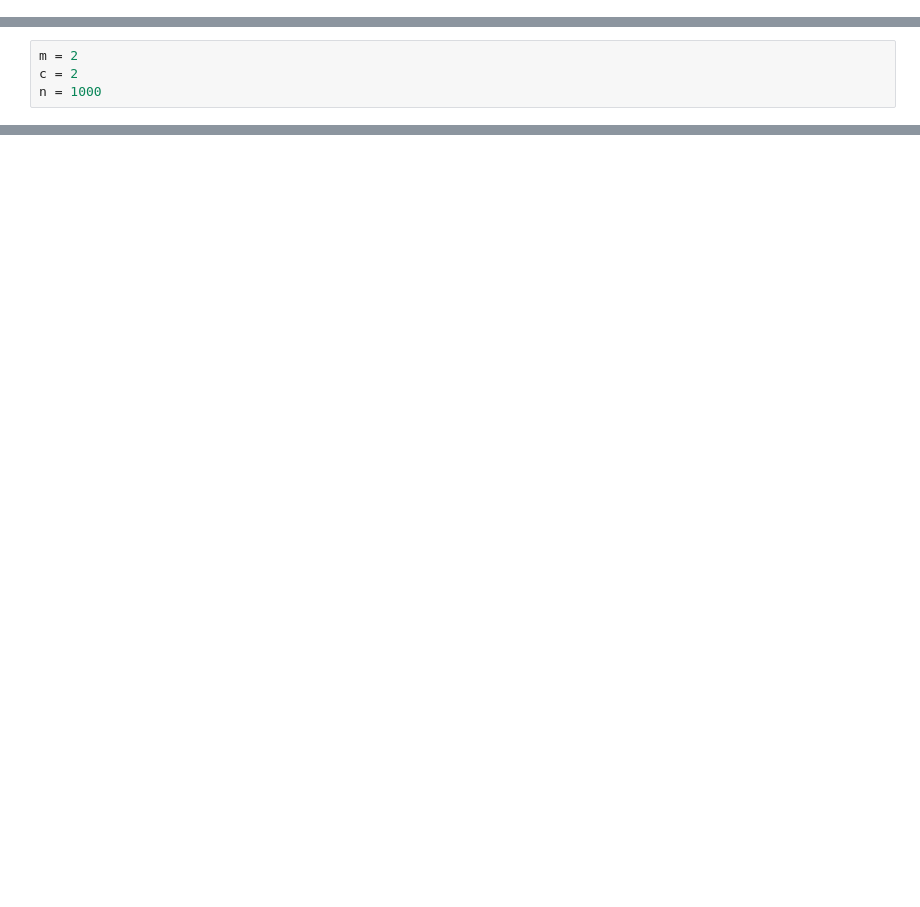
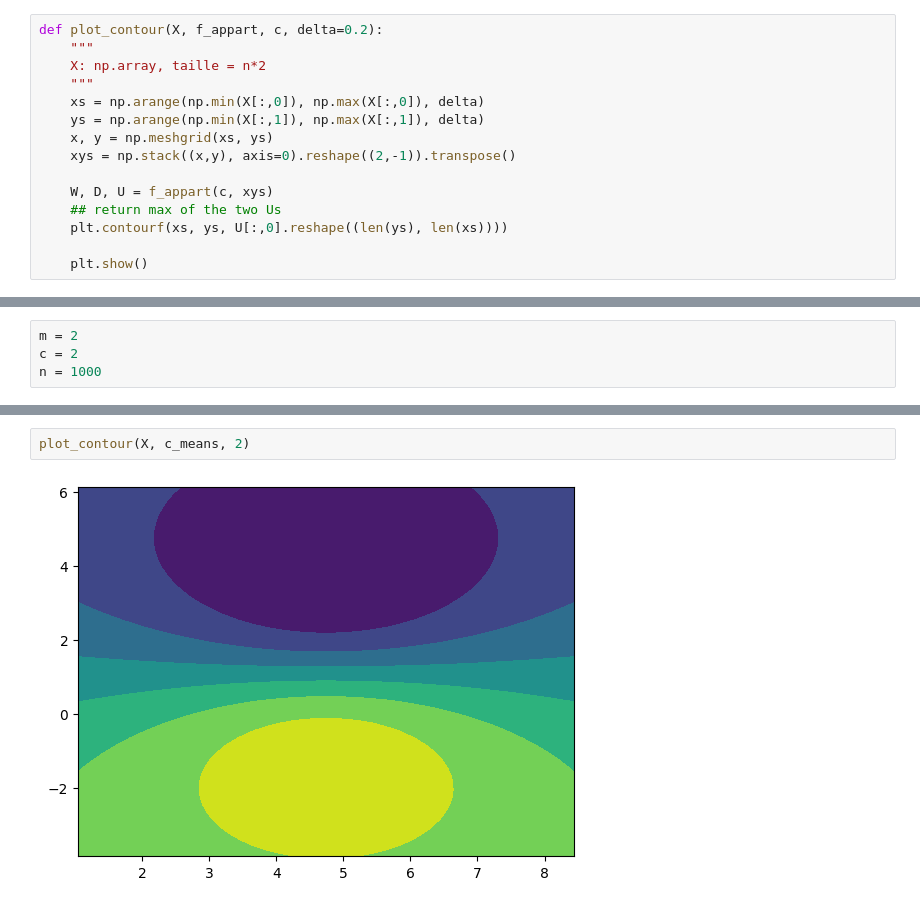
Before and after one commit to nhs2828/IA-Explicable, a Jupyter notebook: tme9/tme9_flou.ipynb, the cells around one changed output, grey strips where cells are left out. Saved outputs shown, nothing was run; the diff lists cells and outputs as text; blank space fills up the shorter version.

Commit message:
[ADD] tme9 : contour lines.

```diff
--- a/tme9/tme9_flou.ipynb
+++ b/tme9/tme9_flou.ipynb
@@ -4,0 +12,15 @@ import numpy as np
+# %%
+def plot_contour(X, f_appart, c, delta=0.2):
+    """
+    X: np.array, taille = n*2
+    """
+    xs = np.arange(np.min(X[:,0]), np.max(X[:,0]), delta)
+    ys = np.arange(np.min(X[:,1]), np.max(X[:,1]), delta)
+    x, y = np.meshgrid(xs, ys)
+    xys = np.stack((x,y), axis=0).reshape((2,-1)).transpose()
+
+    W, D, U = f_appart(c, xys)
+    ## return max of the two Us
+    plt.contourf(xs, ys, U[:,0].reshape((len(ys), len(xs))))
+
+    plt.show()
@@ -77,3 +101,7 @@ plt.show()
+# %%
+plot_contour(X, c_means, 2)
+# %% [output]
+[figure, added]
 # %%
 n = 1000
 X, Y = make_moons(n, noise=0.1)
```
Also changed, not shown: parts of 26 cells of this notebook.
